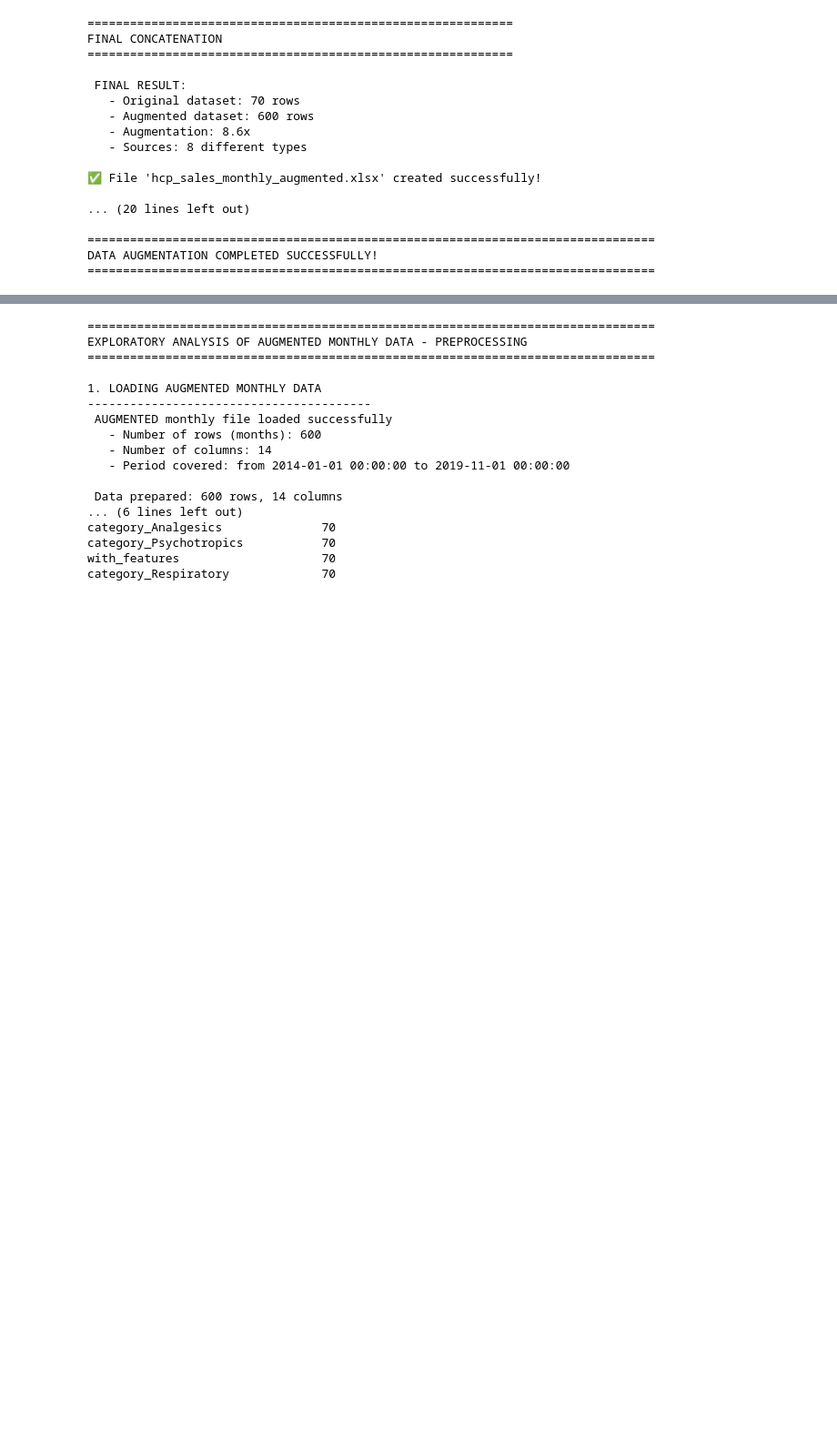
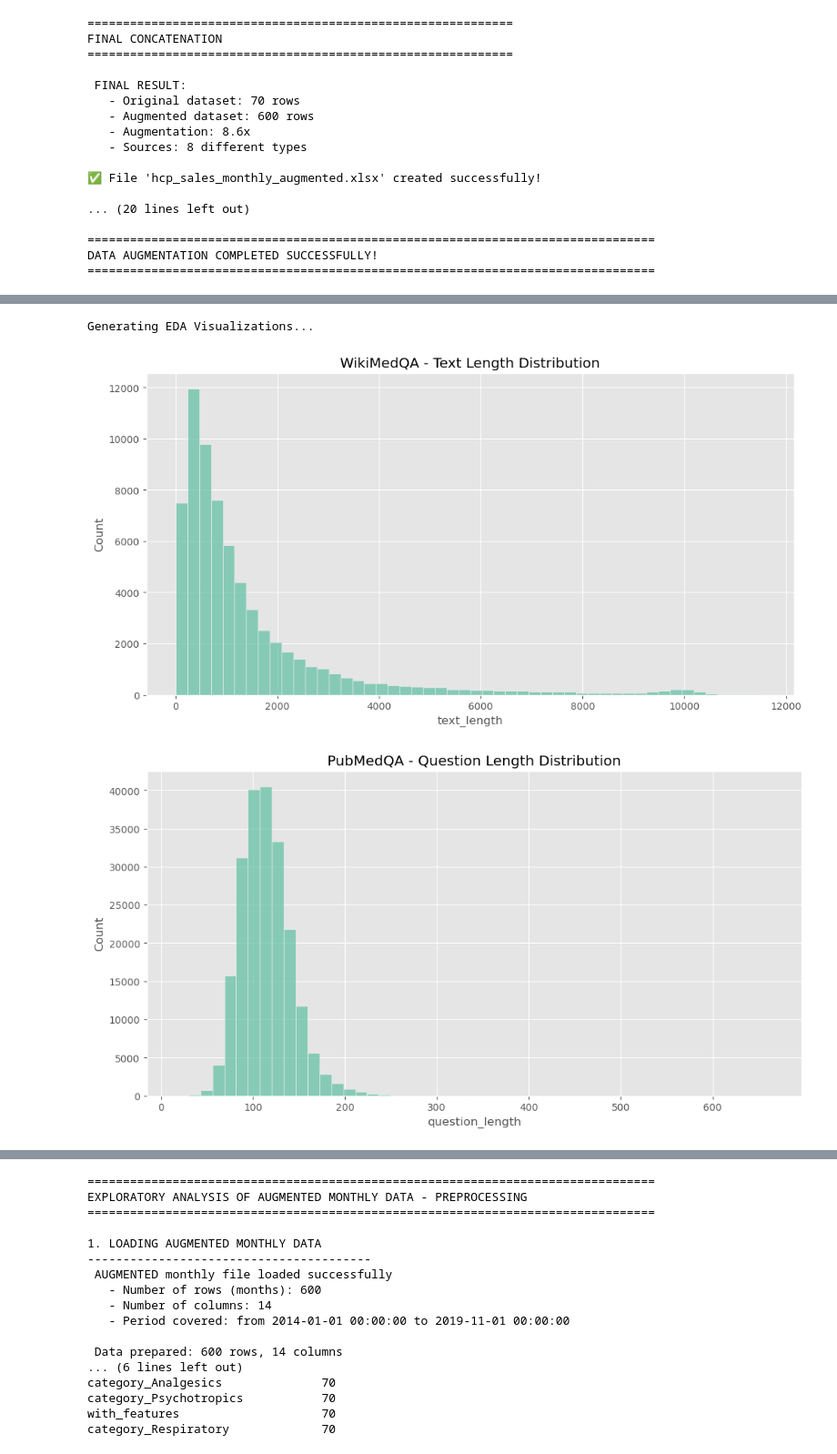
Before and after one commit to Tasnim85/Esprit-PI-4DS9-2526-ATHENAPLULSE, a Jupyter notebook: AthenaPulse.ipynb, the cells around one changed output, grey strips where cells are left out. Shown at 91% size. Saved outputs shown, nothing was run; the diff lists cells and outputs as text; code cells hidden in the pictures; blank space fills up the shorter version.

```diff
--- a/AthenaPulse.ipynb
+++ b/AthenaPulse.ipynb
@@ -48,0 +74,16 @@
+# %%
+# ==========================================
+# 2. DATA COLLECTION
+# ==========================================
+
+print("\nLoading datasets from Hugging Face...")
+
+wikimedqa = load_dataset("sileod/wikimedqa", "medwiki")
+pubmedqa = load_dataset("qiaojin/PubMedQA", "pqa_artificial")
+
+df_wiki = pd.DataFrame(wikimedqa["train"])
+df_pubmed = pd.DataFrame(pubmedqa["train"])
+
+print("Datasets loaded successfully!")
+print("WikiMedQA:", df_wiki.shape)
+print("PubMedQA:", df_pubmed.shape)
@@ -713,0 +799,57 @@ DATA AUGMENTATION COMPLETED SUCCESSFULLY!
+# %%
+
+# ==========================================
+# 5. EXPLORATORY DATA ANALYSIS (EDA)
+# ==========================================
+
+print("\nGenerating EDA Visualizations...")
+
+# --- Text Length Analysis ---
+if "text" in df_wiki.columns:
+    df_wiki["text_length"] = df_wiki["text"].astype(str).str.len()
+
+    plt.figure()
+    sns.histplot(df_wiki["text_length"], bins=50)
+    plt.title("WikiMedQA - Text Length Distribution")
+    plt.show()
+
+if "question" in df_pubmed.columns:
+    df_pubmed["question_length"] = df_pubmed["question"].astype(str).str.len()
+
+    plt.figure()
+    sns.histplot(df_pubmed["question_length"], bins=50)
+    plt.title("PubMedQA - Question Length Distribution")
+    plt.show()
+
+
+# --- Outlier Detection using Boxplot ---
+if "text_length" in df_wiki.columns:
+    plt.figure()
+    sns.boxplot(x=df_wiki["text_length"])
+    plt.title("WikiMedQA - Outlier Detection (Text Length)")
+    plt.show()
+
+if "question_length" in df_pubmed.columns:
+    plt.figure()
+    sns.boxplot(x=df_pubmed["question_length"])
+    plt.title("PubMedQA - Outlier Detection (Question Length)")
+    plt.show()
+
+
+# --- Label Distribution ---
+if "label" in df_wiki.columns:
+    plt.figure()
+    df_wiki["label"].value_counts().plot(kind="bar")
+    plt.title("WikiMedQA - Label Distribution")
+    plt.show()
+
+if "final_decision" in df_pubmed.columns:
+    plt.figure()
+    df_pubmed["final_decision"].value_counts().plot(kind="pie", autopct="%1.1f%%")
+    plt.title("PubMedQA - Final Decision Distribution")
+    plt.ylabel("")
+    plt.show()
+# %% [output]
+Generating EDA Visualizations...
+[figure, added]
+[figure, added]
```
Also changed, not shown: parts of 10 cells of this notebook.
